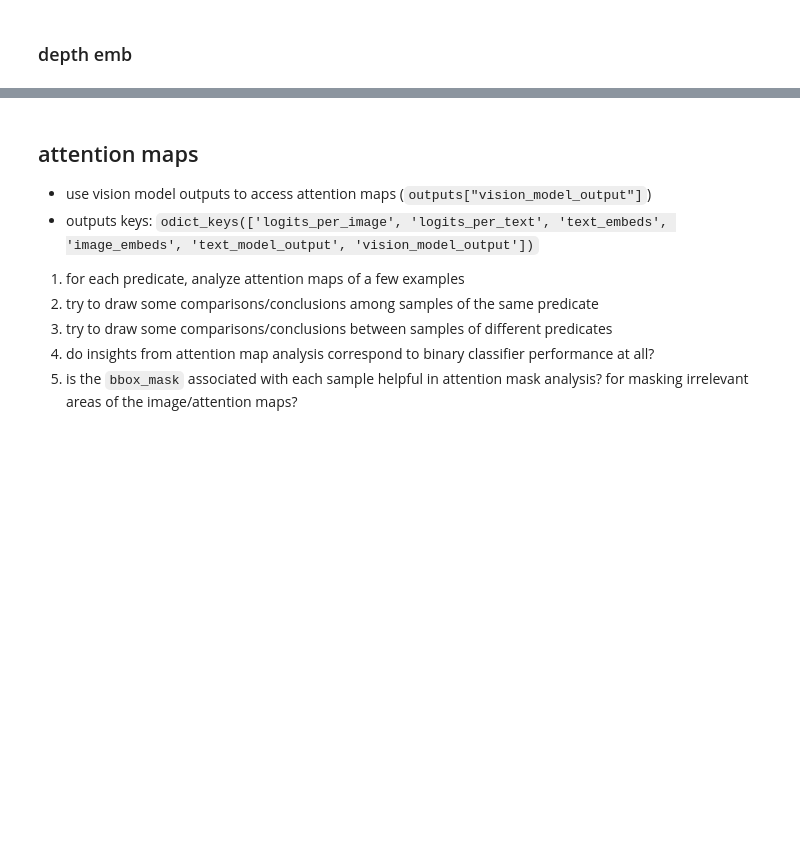
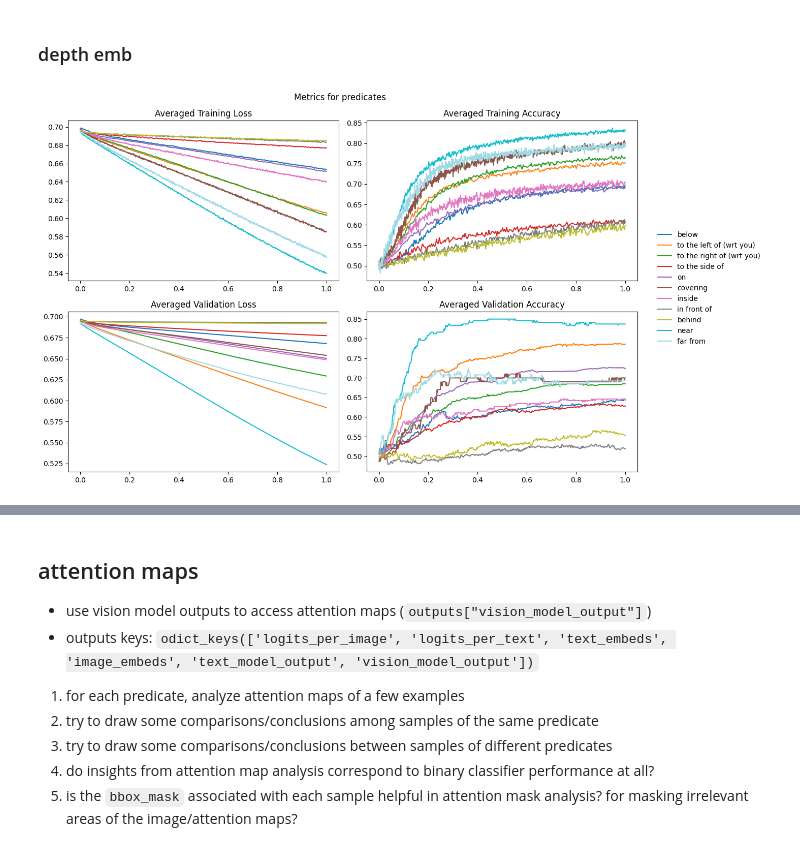
Before and after one commit to linv24/6.8300, a Jupyter notebook: project/dev.ipynb, the cells around one changed output, grey strips where cells are left out. Cells and saved outputs as stored; diff of their text form; code cells hidden in the pictures; blank space fills up the shorter version.

```diff
--- a/project/dev.ipynb
+++ b/project/dev.ipynb
@@ -633,2 +823,6 @@ plot_tf_grid_2x2(tf_dict)
 # %% [markdown]
 ### depth emb
+# %%
+plot_metrics(allowed_predicates, embedding_type="image+depth")
+# %% [output]
+[figure, added]
```
Also changed, not shown: parts of 16 cells of this notebook, 3 other files.
